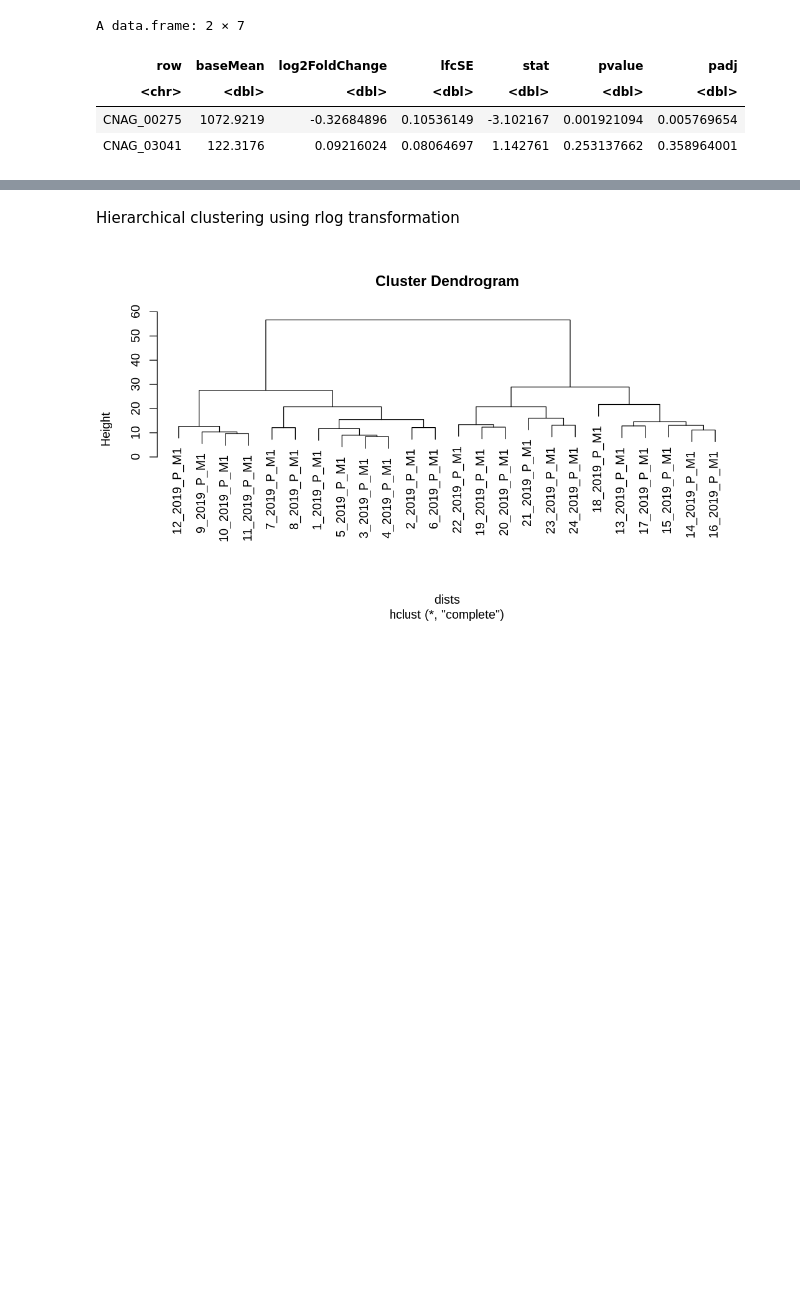
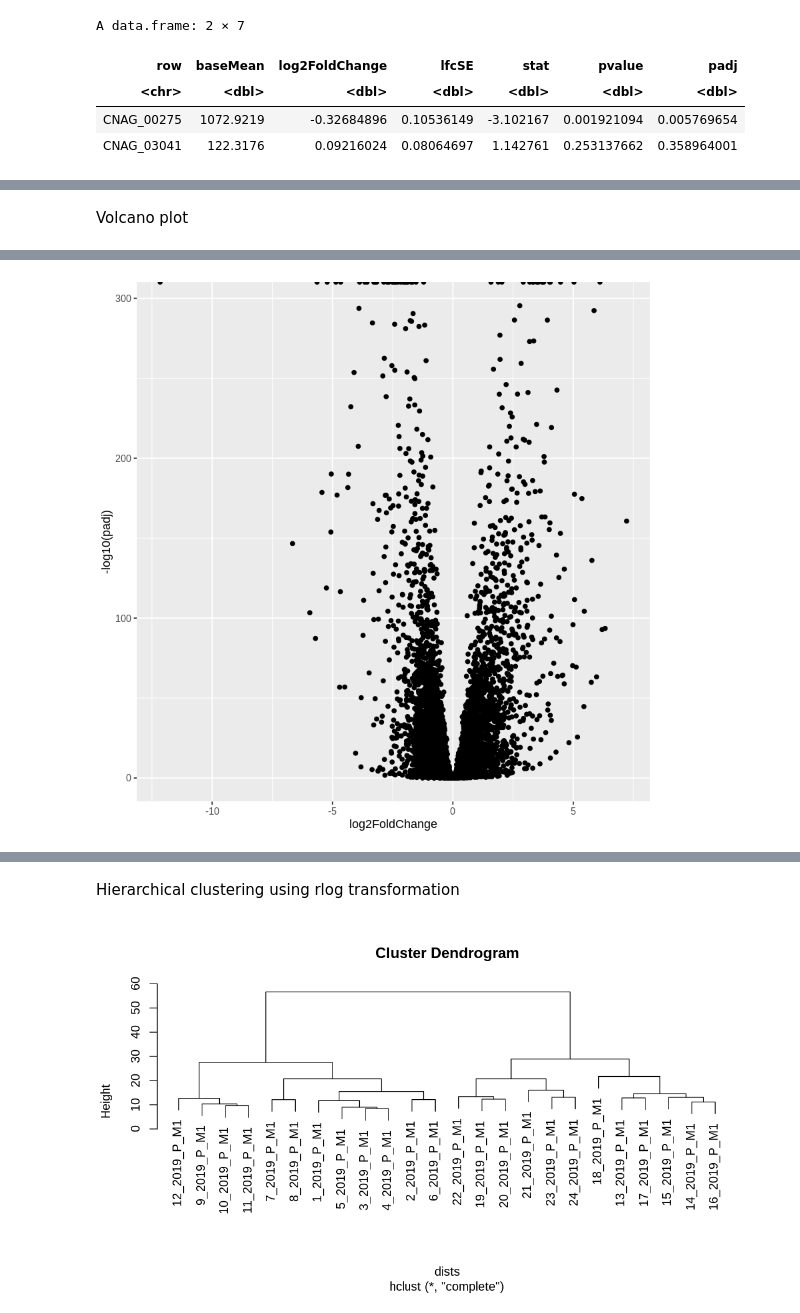
Before and after one commit to granek/testing_for_zenodo, a Jupyter notebook: bioinformatics/DESeq2/02_deseq_DE.ipynb, the cells around one changed output, grey strips where cells are left out. Drawn from its saved outputs; the diff is of its cells as text; code cells hidden in the pictures; blank space fills up the shorter version.

```diff
--- a/bioinformatics/DESeq2/02_deseq_DE.ipynb
+++ b/bioinformatics/DESeq2/02_deseq_DE.ipynb
@@ -654,0 +642,7 @@ plotCounts(dds2019, "CNAG_03041")
+# %% [markdown]
+Volcano plot
+# %%
+### Treatment effect
+ggplot(results(ddsDE, contrast = c("condition", "pH4", "pH8"), tidy = TRUE),
+       aes(x = log2FoldChange, y = -log10(padj))) + geom_point()
+# %% [output]
@@ -654,0 +651 @@ plotCounts(dds2019, "CNAG_03041")
+[figure, added]
```
Also changed, not shown: parts of 127 cells of this notebook.
